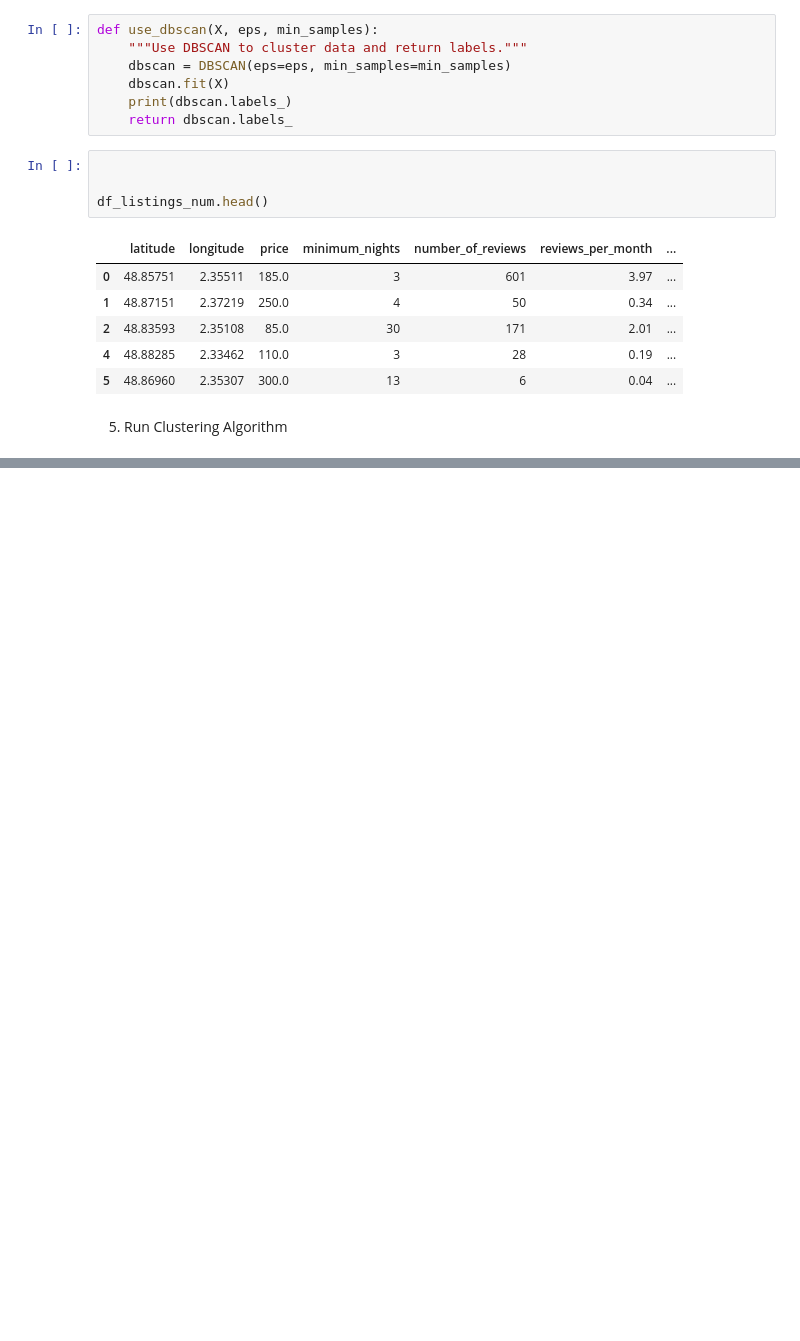
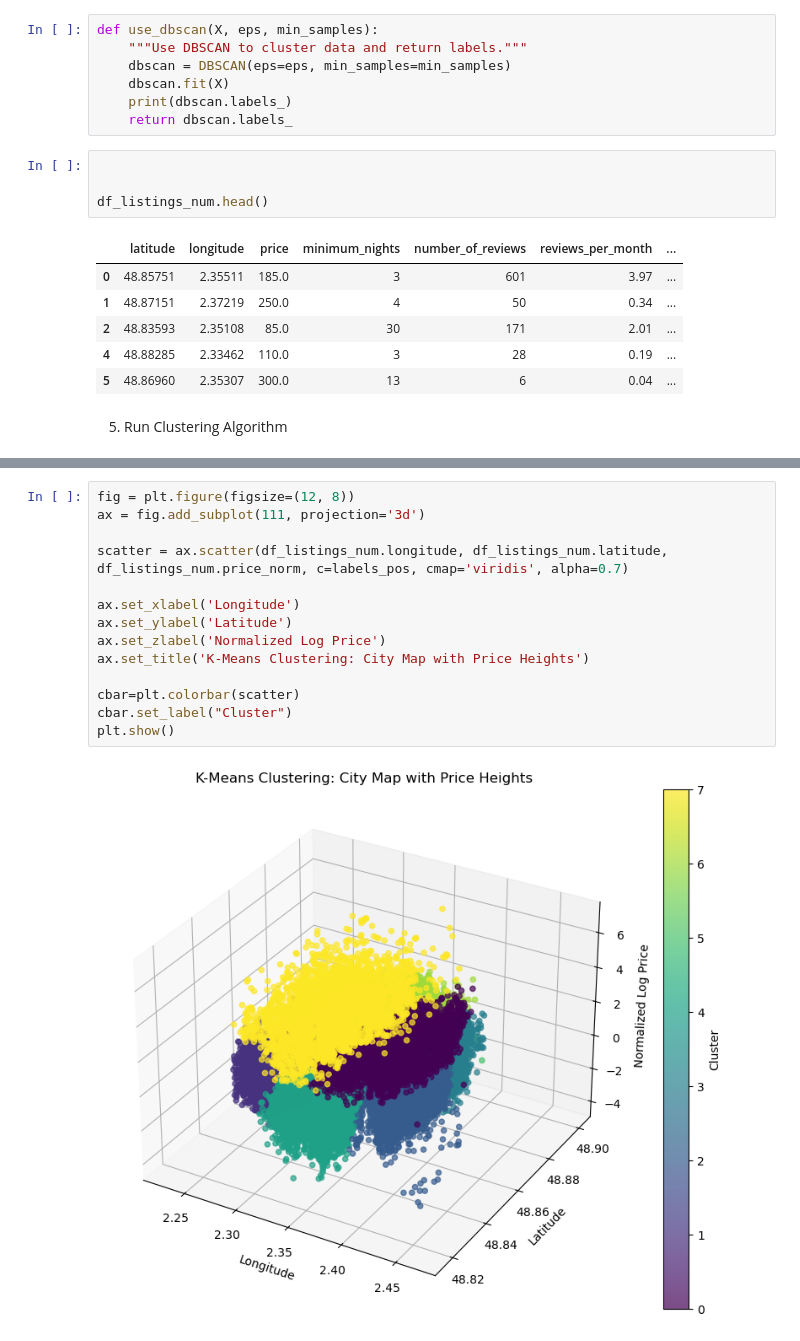
Before and after one commit to heinrichhegenbarth/KAN-CDSCO2004U_Machine_Learning_and_Deep_Learning, a Jupyter notebook: Assignment_1/assignment.ipynb, the cells around one changed output, grey strips where cells are left out. Cells and saved outputs as stored; diff of their text form; blank space fills up the shorter version.

```diff
--- a/Assignment_1/assignment.ipynb
+++ b/Assignment_1/assignment.ipynb
@@ -297,0 +304,16 @@ sns.scatterplot(x='price', y='longitude', data=df_listings_num, hue=labels_lon,
+# %%
+fig = plt.figure(figsize=(12, 8))
+ax = fig.add_subplot(111, projection='3d')
+
+scatter = ax.scatter(df_listings_num.longitude, df_listings_num.latitude, df_listings_num.price_norm, c=labels_pos, cmap='viridis', alpha=0.7)
+
+ax.set_xlabel('Longitude')
+ax.set_ylabel('Latitude')
+ax.set_zlabel('Normalized Log Price')
+ax.set_title('K-Means Clustering: City Map with Price Heights')
+
+cbar=plt.colorbar(scatter)
+cbar.set_label("Cluster")
+plt.show()
+# %% [output]
+[figure, added]
```
Also changed, not shown: parts of 7 cells of this notebook.
